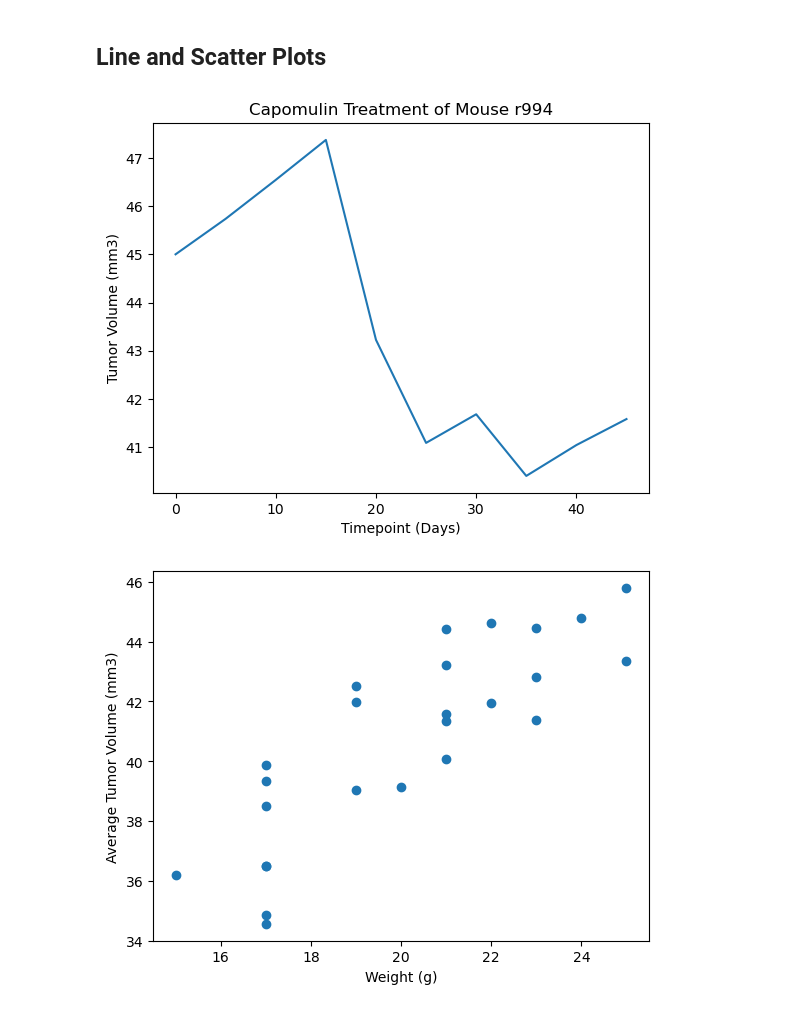
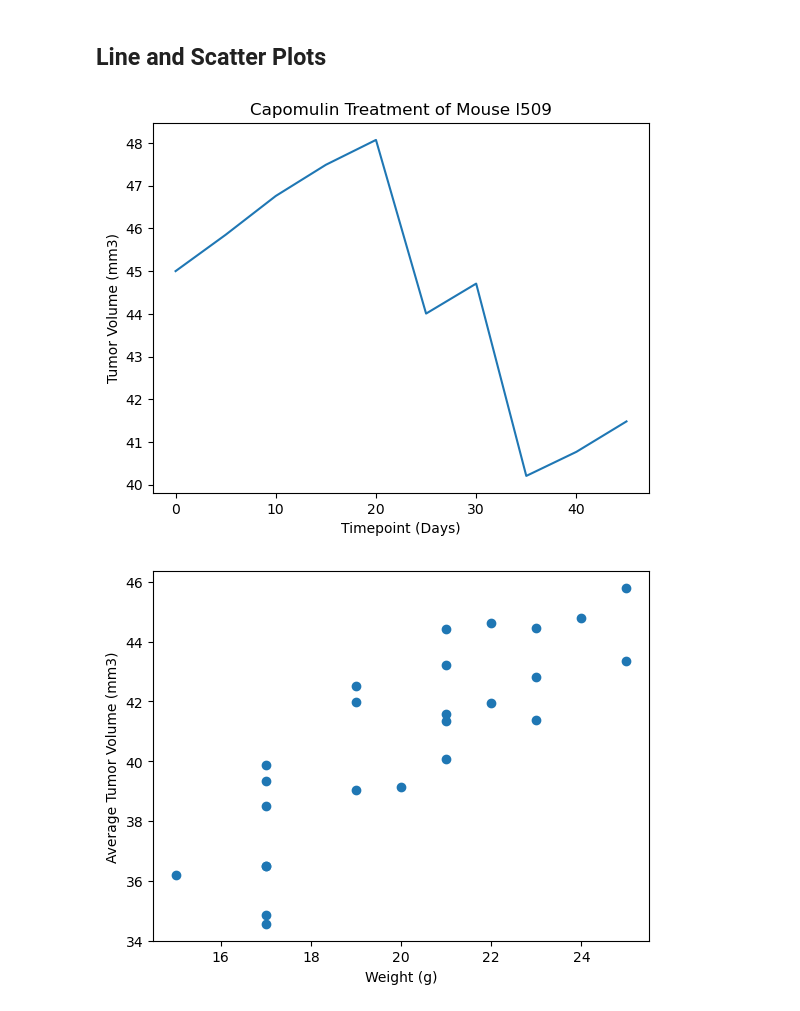
Before and after one commit to kh-student/matplotlib-challenge, a Jupyter notebook: Pymaceuticals/pymaceuticals.ipynb, the cells around one changed output. Saved outputs shown, nothing was run; the diff lists cells and outputs as text; code cells hidden in the pictures.

```diff
--- a/Pymaceuticals/pymaceuticals.ipynb
+++ b/Pymaceuticals/pymaceuticals.ipynb
@@ -11,14 +11,14 @@ from scipy import stats
 
 # file paths
 mouse_metadata_data = ('data/Mouse_metadata.csv')
-study_results_data = ('data/Study_results.csv')
+study_results_data = ('data/study_results.csv')
 
 # read files
 mouse_metadata_df = pd.read_csv(mouse_metadata_data)
-study_results = pd.read_csv(study_results_data)
+study_results_df = pd.read_csv(study_results_data)
 
 # merge data frames
-raw_data_df = pd.merge(study_results, mouse_metadata_df, how="left")
+raw_data_df = pd.merge(study_results_df, mouse_metadata_df, how="left")
 
 # display merged data frame
 raw_data_df.head()
@@ -255,19 +243,19 @@ plt.show()
 # %%
 # generate line plot of tumor volume vs. time point for single mouse treated with capomulin
 
 capomulin_mice = data_df.loc[data_df['Drug Regimen'] == 'Capomulin']
-single_mouse = capomulin_mice[capomulin_mice['Mouse ID'] == 'r944']
+single_mouse = capomulin_mice[capomulin_mice['Mouse ID'] == 'l509']
 
 r994_timepoint = single_mouse['Timepoint']
 r994_volume = single_mouse['Tumor Volume (mm3)']
 
 r994_line_plot = plt.plot(r994_timepoint, r994_volume)
-plt.title('Capomulin Treatment of Mouse r994')
+plt.title('Capomulin Treatment of Mouse l509')
 plt.xlabel('Timepoint (Days)')
 plt.ylabel('Tumor Volume (mm3)')
 plt.show()
 # %% [output]
-[figure, old version]
+[figure, new version]
 # %%
 # generate scatter plot of mouse weight vs. average observed tumor volume for capomulin
 capomulin_tumor = capomulin_mice.groupby('Mouse ID')['Tumor Volume (mm3)'].mean()
```
Also changed, not shown: parts of 9 cells of this notebook.
